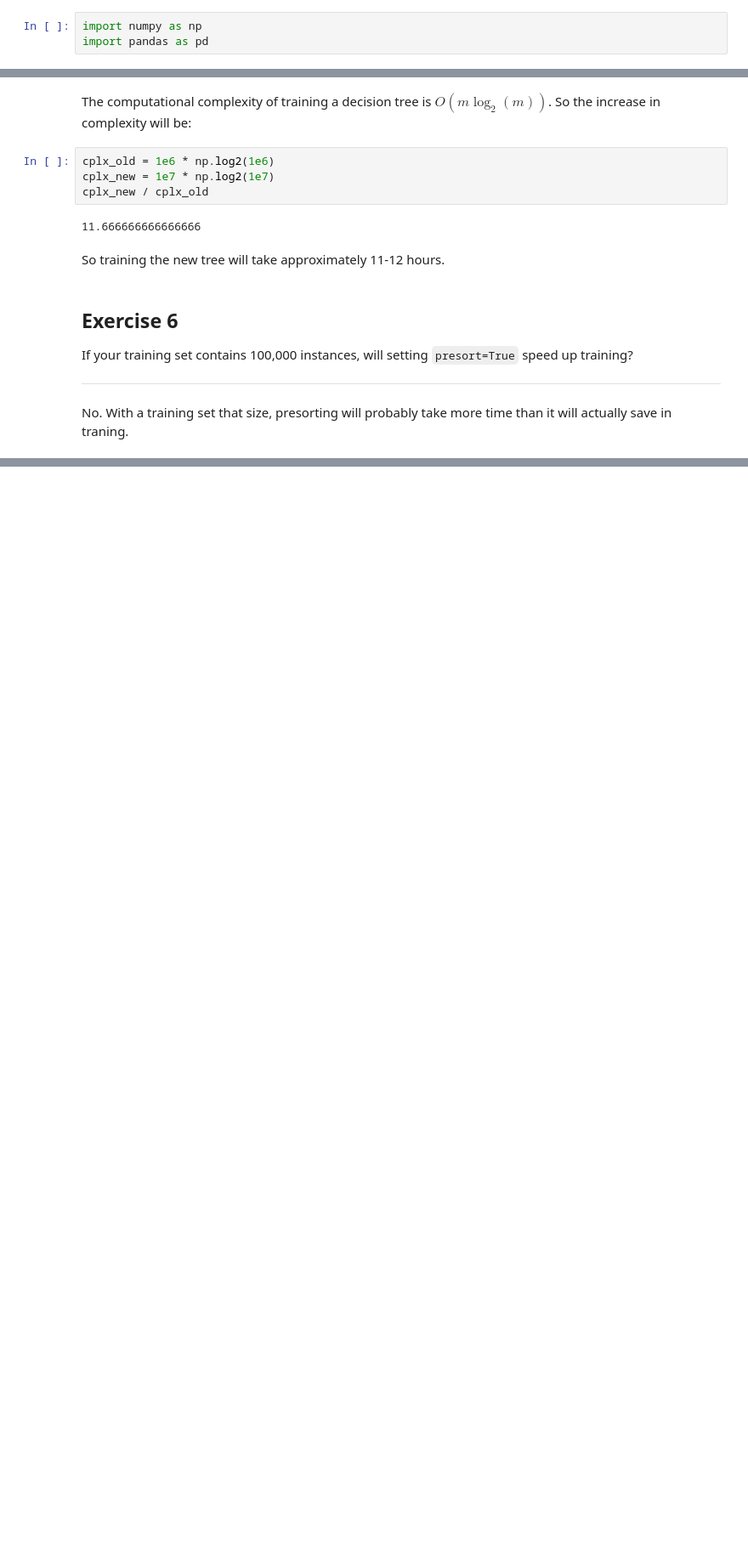
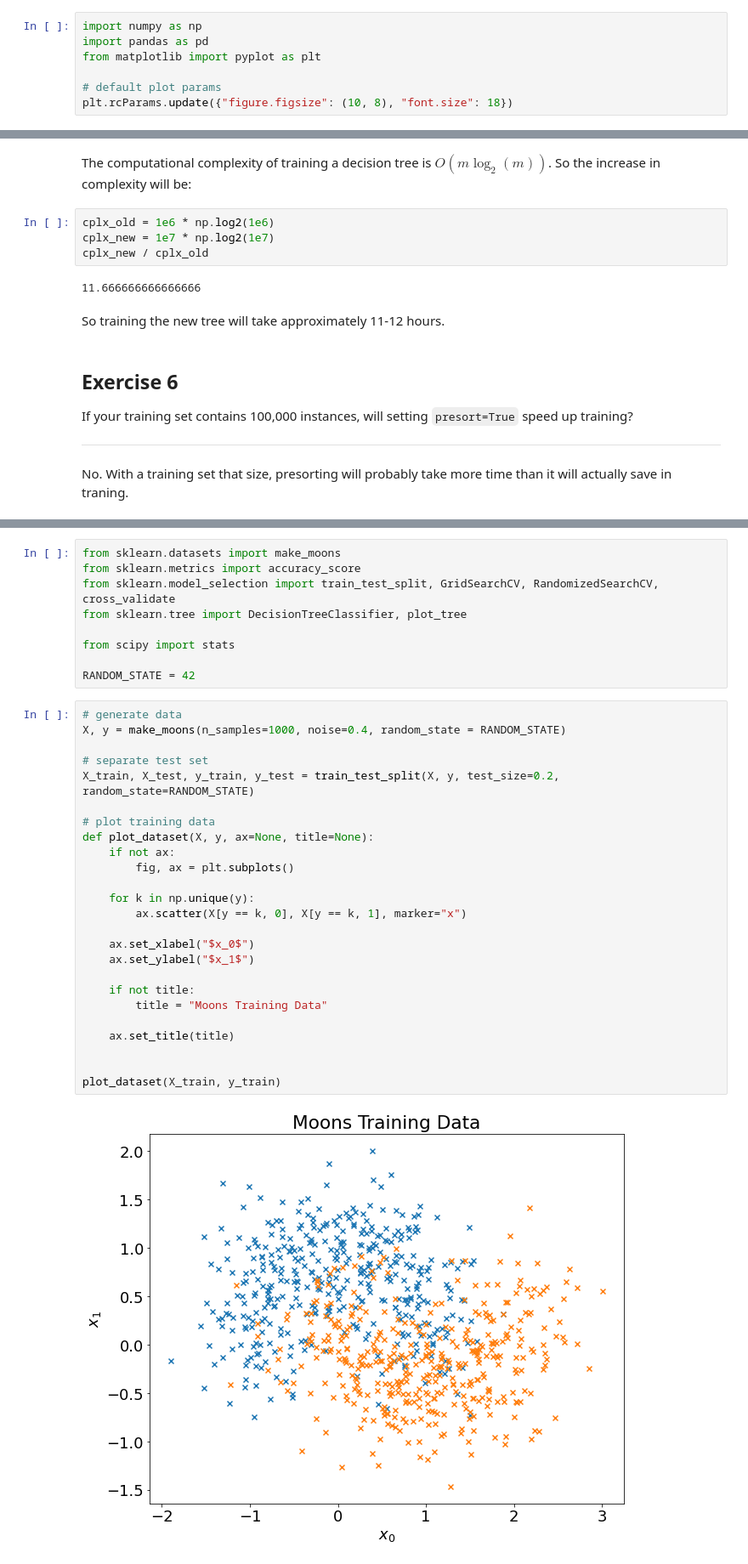
Before and after one commit to chris-leonard/hands-on-machine-learning, a Jupyter notebook: chapter-6/chapter-6-exercises.ipynb, the cells around one changed output, grey strips where cells are left out. Shown at 85% size. Cells and saved outputs as stored; diff of their text form; blank space fills up the shorter version.

```diff
--- a/chapter-6/chapter-6-exercises.ipynb
+++ b/chapter-6/chapter-6-exercises.ipynb
@@ -3,6 +3,10 @@
 # %%
 import numpy as np
 import pandas as pd
+from matplotlib import pyplot as plt
+
+# default plot params
+plt.rcParams.update({"figure.figsize": (10, 8), "font.size": 18})
 # %% [markdown]
 ## Exercise 1
 
@@ -73,0 +89,36 @@ No. With a training set that size, presorting will probably take more time than
+# %%
+from sklearn.datasets import make_moons
+from sklearn.metrics import accuracy_score
+from sklearn.model_selection import train_test_split, GridSearchCV, RandomizedSearchCV, cross_validate
+from sklearn.tree import DecisionTreeClassifier, plot_tree
+
+from scipy import stats
+
+RANDOM_STATE = 42
+# %%
+# generate data
+X, y = make_moons(n_samples=1000, noise=0.4, random_state = RANDOM_STATE)
+
+# separate test set
+X_train, X_test, y_train, y_test = train_test_split(X, y, test_size=0.2, random_state=RANDOM_STATE)
+
+# plot training data
+def plot_dataset(X, y, ax=None, title=None):
+    if not ax:
+        fig, ax = plt.subplots()
+
+    for k in np.unique(y):
+        ax.scatter(X[y == k, 0], X[y == k, 1], marker="x")
+
+    ax.set_xlabel("$x_0$")
+    ax.set_ylabel("$x_1$")
+
+    if not title:
+        title = "Moons Training Data"
+
+    ax.set_title(title)
+
+
+plot_dataset(X_train, y_train)
+# %% [output]
+[figure, added]
```
Also changed, not shown: parts of 24 cells of this notebook, 1 other file.
